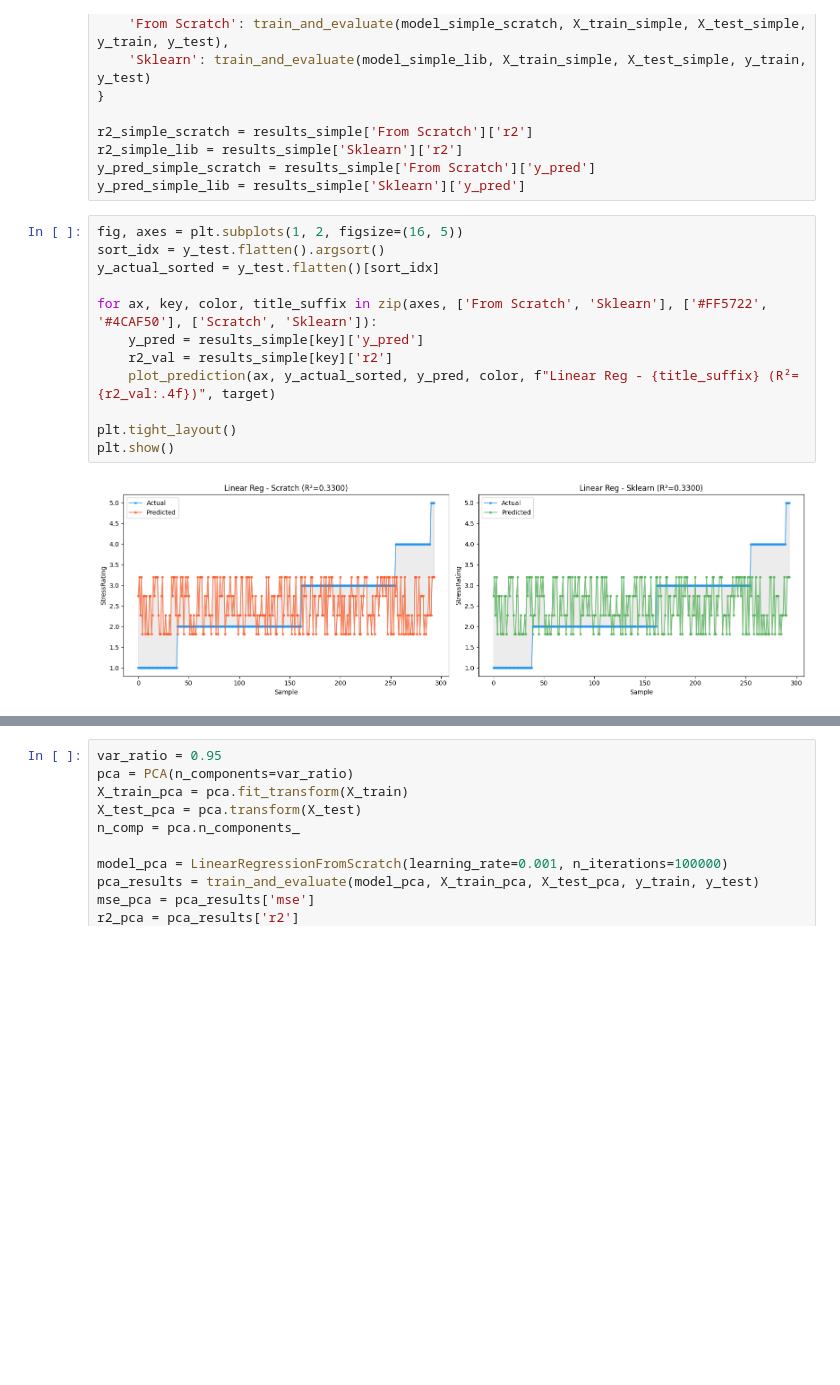
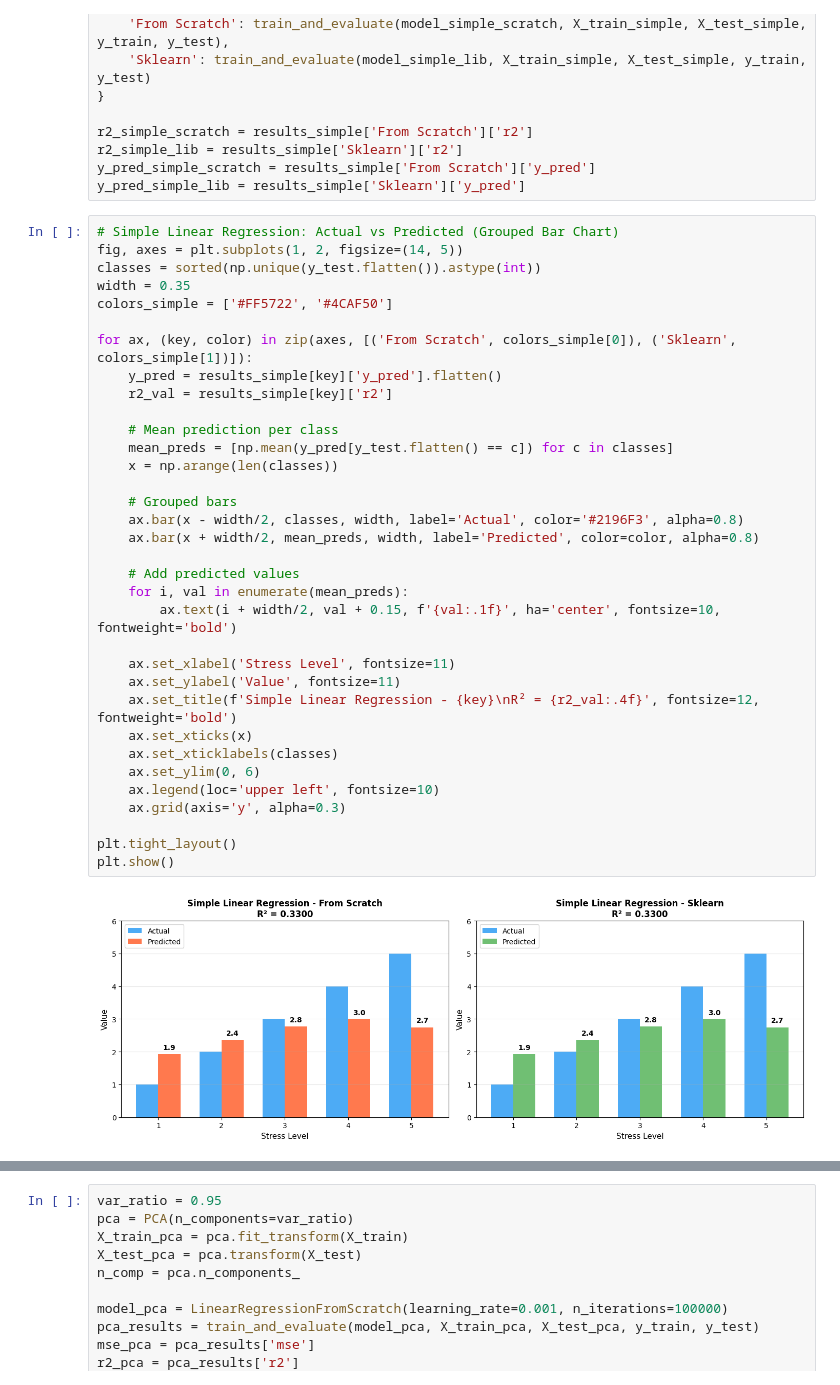
Before and after one commit to jiraphat48026/HR-Machine-Learning-Project, a Jupyter notebook: models/regression.ipynb, the cells around one changed output, grey strips where cells are left out. Cells and saved outputs as stored; diff of their text form; blank space fills up the shorter version.

```diff
--- a/models/regression.ipynb
+++ b/models/regression.ipynb
@@ -161,16 +201,38 @@ r2_simple_lib = results_simple['Sklearn']['r2']
 y_pred_simple_scratch = results_simple['From Scratch']['y_pred']
 y_pred_simple_lib = results_simple['Sklearn']['y_pred']
 # %%
-fig, axes = plt.subplots(1, 2, figsize=(16, 5))
-sort_idx = y_test.flatten().argsort()
-y_actual_sorted = y_test.flatten()[sort_idx]
+# Simple Linear Regression: Actual vs Predicted (Grouped Bar Chart)
+fig, axes = plt.subplots(1, 2, figsize=(14, 5))
+classes = sorted(np.unique(y_test.flatten()).astype(int))
+width = 0.35
+colors_simple = ['#FF5722', '#4CAF50']
 
-for ax, key, color, title_suffix in zip(axes, ['From Scratch', 'Sklearn'], ['#FF5722', '#4CAF50'], ['Scratch', 'Sklearn']):
-    y_pred = results_simple[key]['y_pred']
+for ax, (key, color) in zip(axes, [('From Scratch', colors_simple[0]), ('Sklearn', colors_simple[1])]):
+    y_pred = results_simple[key]['y_pred'].flatten()
     r2_val = results_simple[key]['r2']
-    plot_prediction(ax, y_actual_sorted, y_pred, color, f"Linear Reg - {title_suffix} (R²={r2_val:.4f})", target)
+
+    # Mean prediction per class
+    mean_preds = [np.mean(y_pred[y_test.flatten() == c]) for c in classes]
+    x = np.arange(len(classes))
+
+    # Grouped bars
+    ax.bar(x - width/2, classes, width, label='Actual', color='#2196F3', alpha=0.8)
+    ax.bar(x + width/2, mean_preds, width, label='Predicted', color=color, alpha=0.8)
+
+    # Add predicted values
+    for i, val in enumerate(mean_preds):
+        ax.text(i + width/2, val + 0.15, f'{val:.1f}', ha='center', fontsize=10, fontweight='bold')
+
+    ax.set_xlabel('Stress Level', fontsize=11)
+    ax.set_ylabel('Value', fontsize=11)
+    ax.set_title(f'Simple Linear Regression - {key}\nR² = {r2_val:.4f}', fontsize=12, fontweight='bold')
+    ax.set_xticks(x)
+    ax.set_xticklabels(classes)
+    ax.set_ylim(0, 6)
+    ax.legend(loc='upper left', fontsize=10)
+    ax.grid(axis='y', alpha=0.3)
 
 plt.tight_layout()
 plt.show()
 # %% [output]
-[figure, old version]
+[figure, new version]
```
Also changed, not shown: parts of 20 cells of this notebook, 1 other file.
